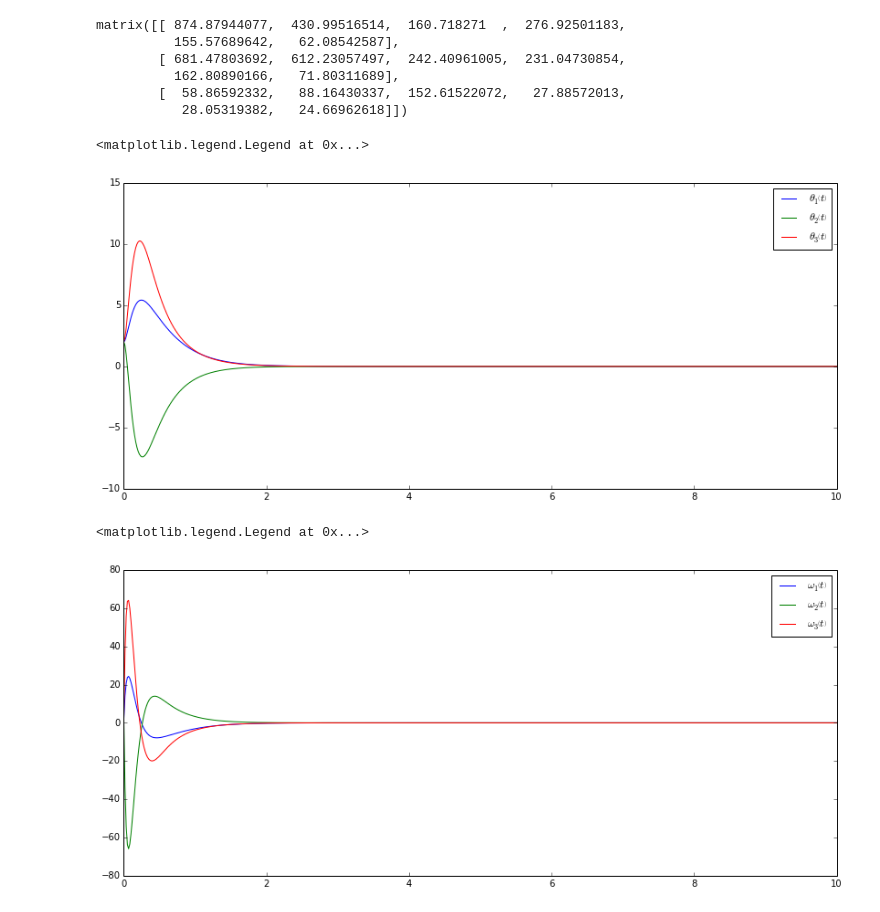
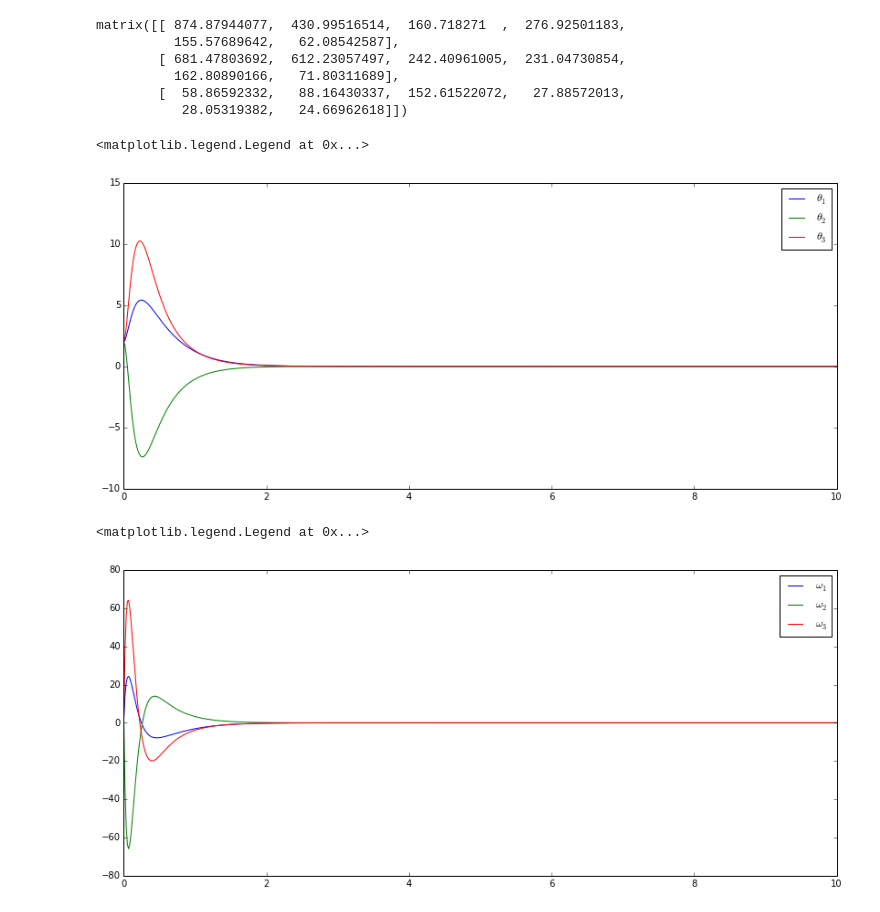
Before and after one commit to pydy/pydy-tutorial-human-standing, a Jupyter notebook: notebooks/base.ipynb, the cells around one changed output. Cells and saved outputs as stored; diff of their text form; code cells hidden in the pictures.

```diff
--- a/notebooks/base.ipynb
+++ b/notebooks/base.ipynb
@@ -353,6 +353,6 @@ y.shape
 # %% [output]
 [figure]
 # %%
-figsize(14.0, 6.0)
+plt.rcParams['figure.figsize'] = (14.0, 6.0)
 # %%
 plt.plot(t, np.rad2deg(y[:, :3]))
@@ -534,16 +534,16 @@ args['specified'] = controller
 y = odeint(right_hand_side, x0, t, args=(args,))
 # %%
 plt.plot(t, np.rad2deg(y[:, :3]))
-plt.legend(["${}$".format(latex(c)) for c in coordinates])
+plt.legend(["${}$".format(mlatex(c)) for c in coordinates])
 # %% [output]
 <matplotlib.legend.Legend at 0x...>
-[figure, old version]
+[figure, new version]
 # %%
 plt.plot(t, np.rad2deg(y[:, 3:]))
-plt.legend(["${}$".format(latex(s)) for s in speeds])
+plt.legend(["${}$".format(mlatex(s)) for s in speeds])
 # %% [output]
 <matplotlib.legend.Legend at 0x...>
-[figure, old version]
+[figure, new version]
 # %%
 scene.generate_visualization_json(coordinates + speeds, constants, y, numerical_constants)
 # %%
```
Also changed, not shown: parts of 20 cells of this notebook.
